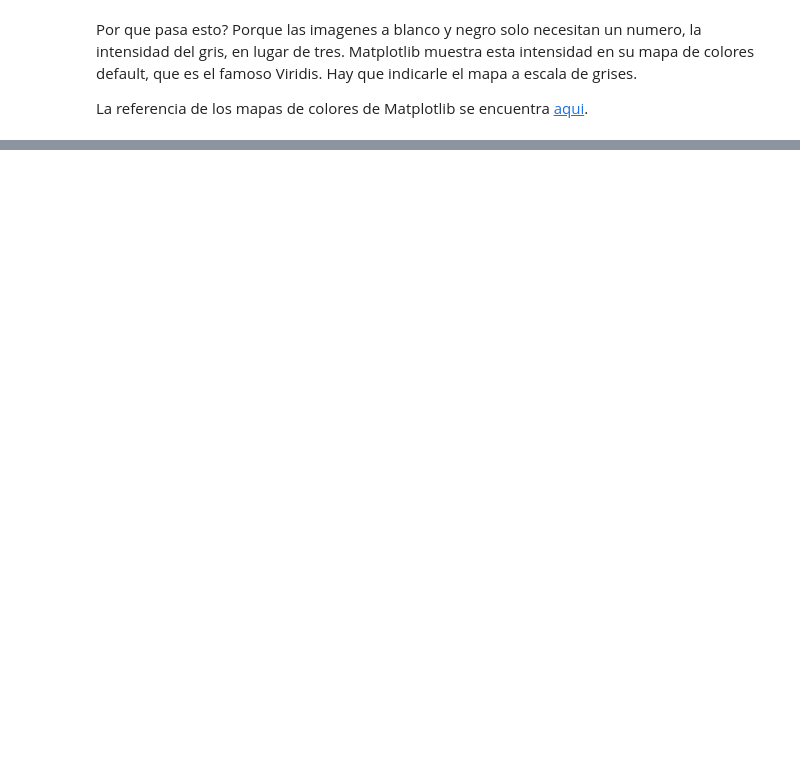
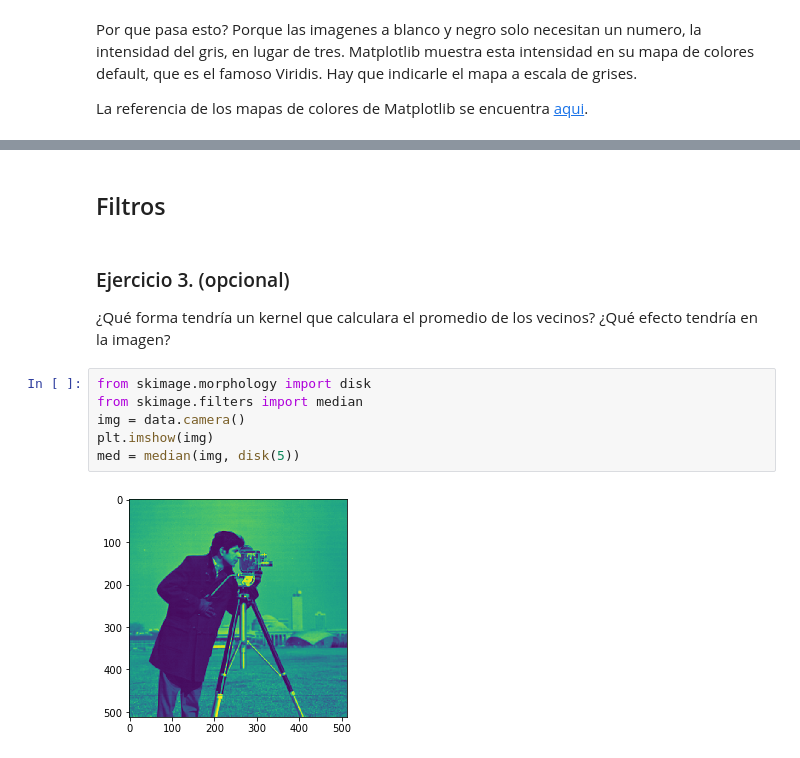
Before and after one commit to Pagutri/Beepy_Imagenes, a Jupyter notebook: Principal.ipynb, the cells around one changed output, grey strips where cells are left out. Drawn from its saved outputs; the diff is of its cells as text; blank space fills up the shorter version.

```diff
--- a/Principal.ipynb
+++ b/Principal.ipynb
@@ -92,0 +119,14 @@ La referencia de los mapas de colores de Matplotlib se encuentra [aqui](https://
+# %% [markdown]
+## Filtros
+# %% [markdown]
+### Ejercicio 3. (opcional)
+
+¿Qué forma tendría un kernel que calculara el promedio de los vecinos? ¿Qué efecto tendría en la imagen?
+# %%
+from skimage.morphology import disk
+from skimage.filters import median
+img = data.camera()
+plt.imshow(img)
+med = median(img, disk(5))
+# %% [output]
+[figure, added]
```
Also changed, not shown: parts of 14 cells of this notebook, 4 other files.
